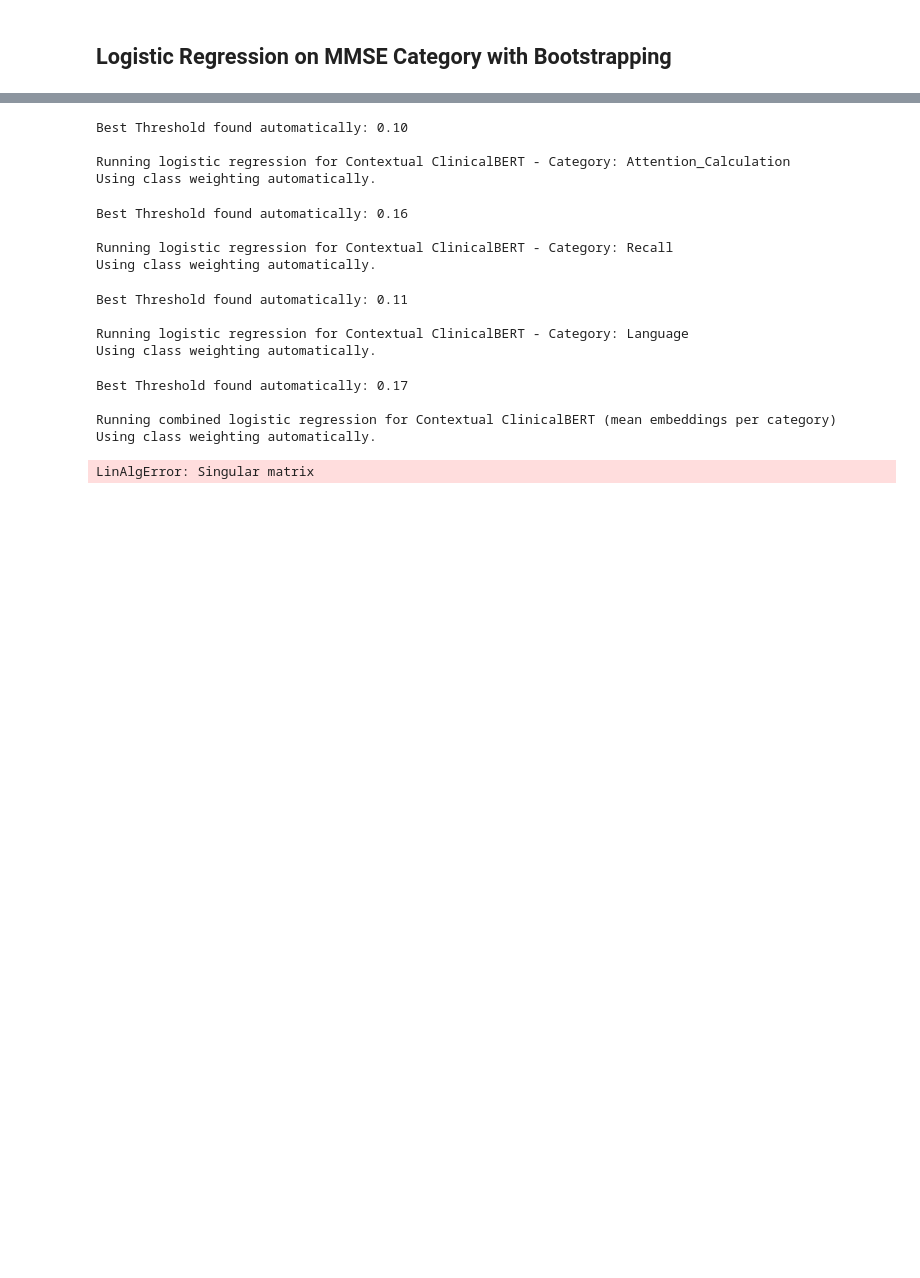
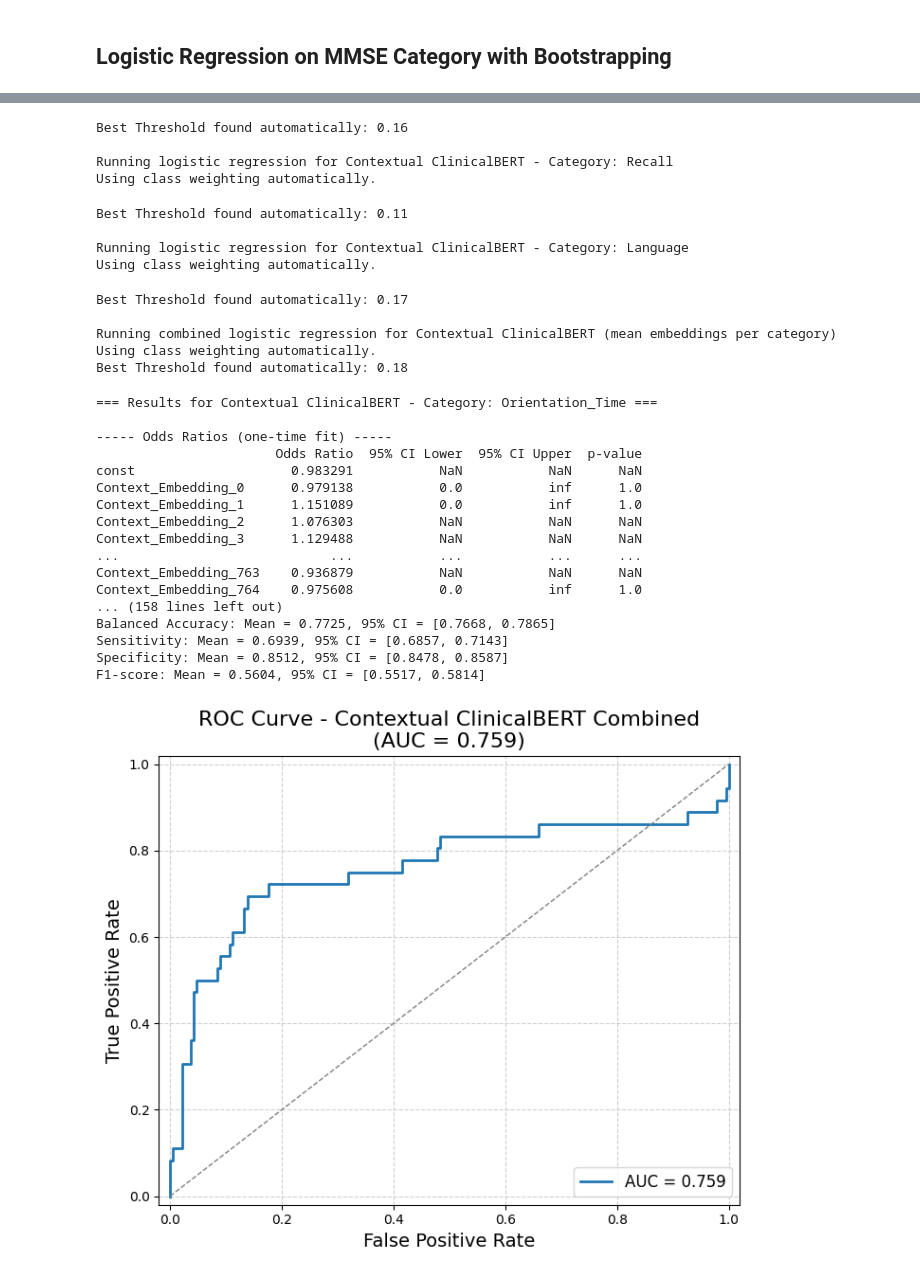
Before and after one commit to LisanKuruppu/bacheloroppgave, a Jupyter notebook: Logisitc_Analysis.ipynb, the cells around one changed output, grey strips where cells are left out. Cells and saved outputs as stored; diff of their text form; code cells hidden in the pictures; blank space fills up the shorter version.

```diff
--- a/Logisitc_Analysis.ipynb
+++ b/Logisitc_Analysis.ipynb
@@ -681,9 +651,9 @@ F1-score: Mean = 0.2305, 95% CI = [0.2302, 0.2305]
 # %%
-context_category_results, context_combined_result = run_logistic_regression_pipeline(
+context_clinicalbert_category_results, context_clinicalbert_combined_result = run_logistic_regression_pipeline(
     train_df=df_context_clinicalbert_train,
     test_df=df_context_clinicalbert_test,
     embedding_cols=[col for col in df_context_clinicalbert_train.columns if col.startswith('Context_Embedding_')],
-    categories=categories,
+    categories=updated_categories,
     model_name="Contextual ClinicalBERT"
 )
 # %% [output]
@@ -699,18 +669,32 @@ Running logistic regression for Contextual ClinicalBERT - Category: Registration
 Using class weighting automatically.
-Best Threshold found automatically: 0.10
+Best Threshold found automatically: 0.16
 
-Running logistic regression for Contextual ClinicalBERT - Category: Attention_Calculation
+Running logistic regression for Contextual ClinicalBERT - Category: Recall
 Using class weighting automatically.
-Best Threshold found automatically: 0.16
+Best Threshold found automatically: 0.11
 
-Running logistic regression for Contextual ClinicalBERT - Category: Recall
+Running logistic regression for Contextual ClinicalBERT - Category: Language
 Using class weighting automatically.
-Best Threshold found automatically: 0.11
+Best Threshold found automatically: 0.17
 
-Running logistic regression for Contextual ClinicalBERT - Category: Language
+Running combined logistic regression for Contextual ClinicalBERT (mean embeddings per category)
 Using class weighting automatically.
+Best Threshold found automatically: 0.18
-Best Threshold found automatically: 0.17
+=== Results for Contextual ClinicalBERT - Category: Orientation_Time ===
 
-Running combined logistic regression for Contextual ClinicalBERT (mean embeddings per category)
-Using class weighting automatically.
+----- Odds Ratios (one-time fit) -----
+                       Odds Ratio  95% CI Lower  95% CI Upper  p-value
+const                    0.983291           NaN           NaN      NaN
+Context_Embedding_0      0.979138           0.0           inf      1.0
+Context_Embedding_1      1.151089           0.0           inf      1.0
+Context_Embedding_2      1.076303           NaN           NaN      NaN
+Context_Embedding_3      1.129488           NaN           NaN      NaN
+...                           ...           ...           ...      ...
+Context_Embedding_763    0.936879           NaN           NaN      NaN
+Context_Embedding_764    0.975608           0.0           inf      1.0
+... (158 lines left out)
+Balanced Accuracy: Mean = 0.7725, 95% CI = [0.7668, 0.7865]
+Sensitivity: Mean = 0.6939, 95% CI = [0.6857, 0.7143]
+Specificity: Mean = 0.8512, 95% CI = [0.8478, 0.8587]
+F1-score: Mean = 0.5604, 95% CI = [0.5517, 0.5814]
-LinAlgError: Singular matrix
+[figure, added]
```
Also changed, not shown: parts of 20 cells of this notebook, 10 other files.
